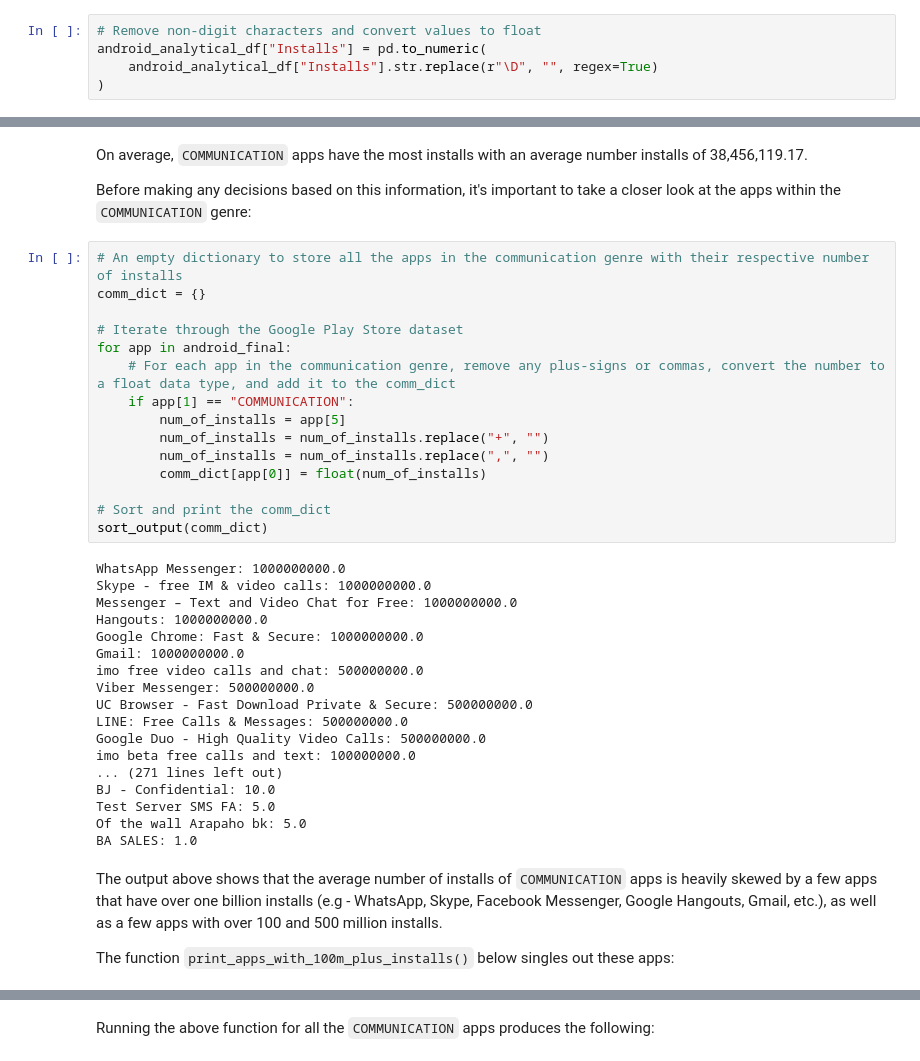
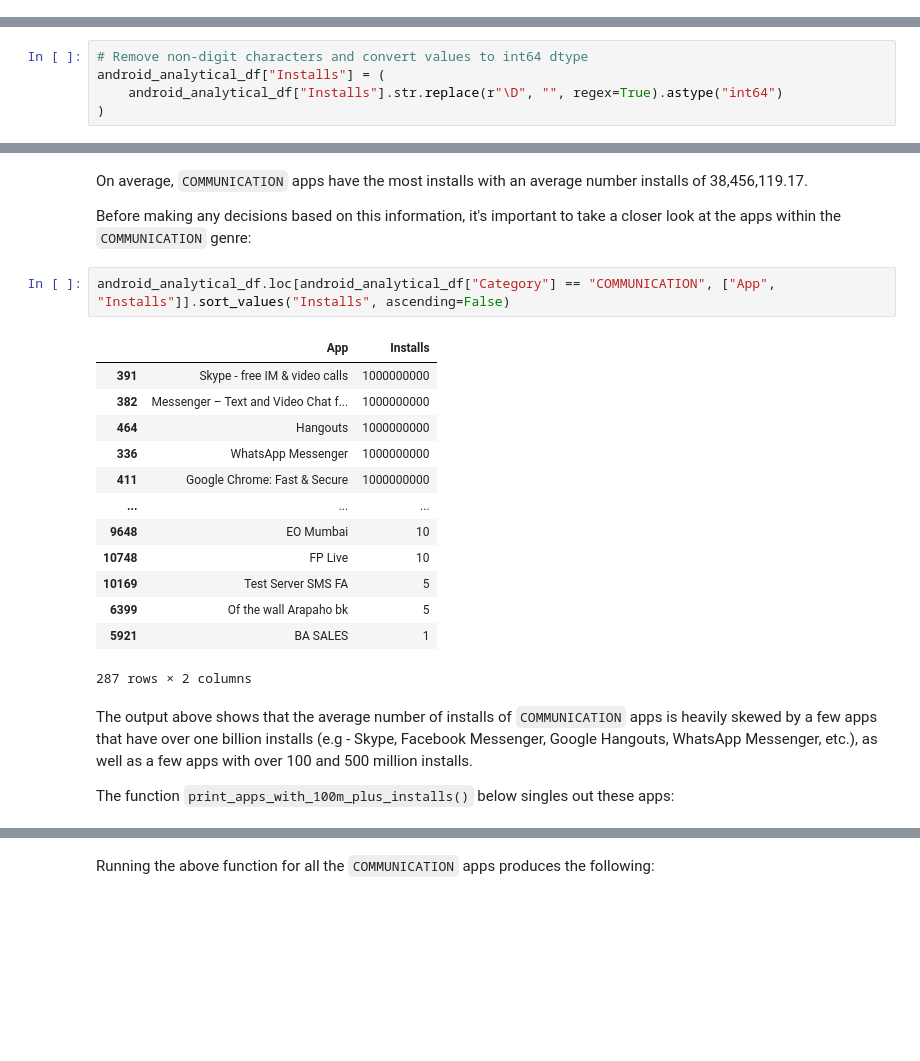
Before and after one commit to xjwllmsx/profitable-app-profiles, a Jupyter notebook: notebook/analysis.ipynb, the cells around one changed output, grey strips where cells are left out. Saved outputs shown, nothing was run; the diff lists cells and outputs as text; blank space fills up the shorter version.

Commit message:
Recreate print_apps_with_100m_plus_installs() function with pandas

```diff
--- a/notebook/analysis.ipynb
+++ b/notebook/analysis.ipynb
@@ -727,8 +727,3 @@ Name: proportion, dtype: object
 For this analysis, the values will be left as they are, so if an app has 10,000+ installs, it will be assumed that the number of installs in 10,000.
 # %% [markdown]
 The code block below takes the dictionary output from the `freq_table()` function, calculates the average number of installs for each category in the dictionary and outputs the results sorted by the average number of installs:
-# %%
-# Remove non-digit characters and convert values to float
-android_analytical_df["Installs"] = pd.to_numeric(
-    android_analytical_df["Installs"].str.replace(r"\D", "", regex=True)
-)
@@ -752,0 +730,5 @@ Name: proportion, dtype: object
+# %%
+# Remove non-digit characters and convert values to int64 dtype
+android_analytical_df["Installs"] = (
+    android_analytical_df["Installs"].str.replace(r"\D", "", regex=True).astype("int64")
+)
@@ -819,40 +761,23 @@ MEDICAL: 120550.62
 On average, `COMMUNICATION` apps have the most installs with an average number installs of 38,456,119.17.
 
 Before making any decisions based on this information, it's important to take a closer look at the apps within the `COMMUNICATION` genre:
-# %%
-# An empty dictionary to store all the apps in the communication genre with their respective number of installs
-comm_dict = {}
-
-# Iterate through the Google Play Store dataset
-for app in android_final:
-    # For each app in the communication genre, remove any plus-signs or commas, convert the number to a float data type, and add it to the comm_dict
-    if app[1] == "COMMUNICATION":
-        num_of_installs = app[5]
-        num_of_installs = num_of_installs.replace("+", "")
-        num_of_installs = num_of_installs.replace(",", "")
-        comm_dict[app[0]] = float(num_of_installs)
-
-# Sort and print the comm_dict
-sort_output(comm_dict)
-# %% [output]
-WhatsApp Messenger: 1000000000.0
-Skype - free IM & video calls: 1000000000.0
-Messenger – Text and Video Chat for Free: 1000000000.0
-Hangouts: 1000000000.0
-Google Chrome: Fast & Secure: 1000000000.0
-Gmail: 1000000000.0
-imo free video calls and chat: 500000000.0
-Viber Messenger: 500000000.0
-UC Browser - Fast Download Private & Secure: 500000000.0
-LINE: Free Calls & Messages: 500000000.0
-Google Duo - High Quality Video Calls: 500000000.0
-imo beta free calls and text: 100000000.0
-... (271 lines left out)
-BJ - Confidential: 10.0
-Test Server SMS FA: 5.0
-Of the wall Arapaho bk: 5.0
-BA SALES: 1.0
+# %%
+android_analytical_df.loc[android_analytical_df["Category"] == "COMMUNICATION", ["App", "Installs"]].sort_values("Installs", ascending=False)
+# %% [output]
+|  | App | Installs |
+| 391 | Skype - free IM & video calls | 1000000000 |
+| 382 | Messenger – Text and Video Chat f... | 1000000000 |
+| 464 | Hangouts | 1000000000 |
+| 336 | WhatsApp Messenger | 1000000000 |
+| 411 | Google Chrome: Fast & Secure | 1000000000 |
+| ... | ... | ... |
+| 9648 | EO Mumbai | 10 |
+| 10748 | FP Live | 10 |
+| 10169 | Test Server SMS FA | 5 |
+| 6399 | Of the wall Arapaho bk | 5 |
+| 5921 | BA SALES | 1 |
+287 rows × 2 columns
 # %% [markdown]
-The output above shows that the average number of installs of `COMMUNICATION` apps is heavily skewed by a few apps that have over one billion installs (e.g - WhatsApp, Skype, Facebook Messenger, Google Hangouts, Gmail, etc.), as well as a few apps with over 100 and 500 million installs.
+The output above shows that the average number of installs of `COMMUNICATION` apps is heavily skewed by a few apps that have over one billion installs (e.g - Skype, Facebook Messenger, Google Hangouts, WhatsApp Messenger, etc.), as well as a few apps with over 100 and 500 million installs.
 
 The function `print_apps_with_100m_plus_installs()` below singles out these apps:
```
Also changed, not shown: parts of 6 cells of this notebook.
